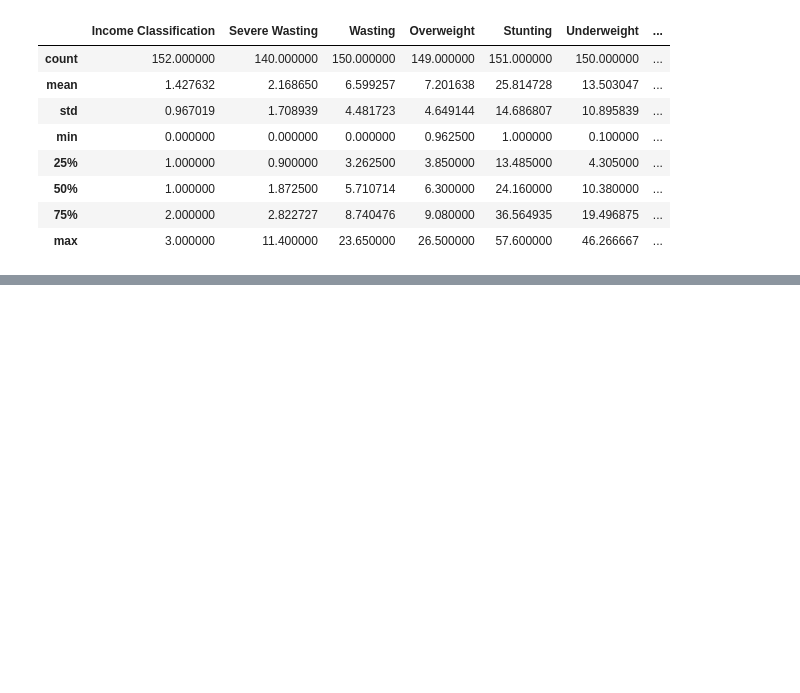
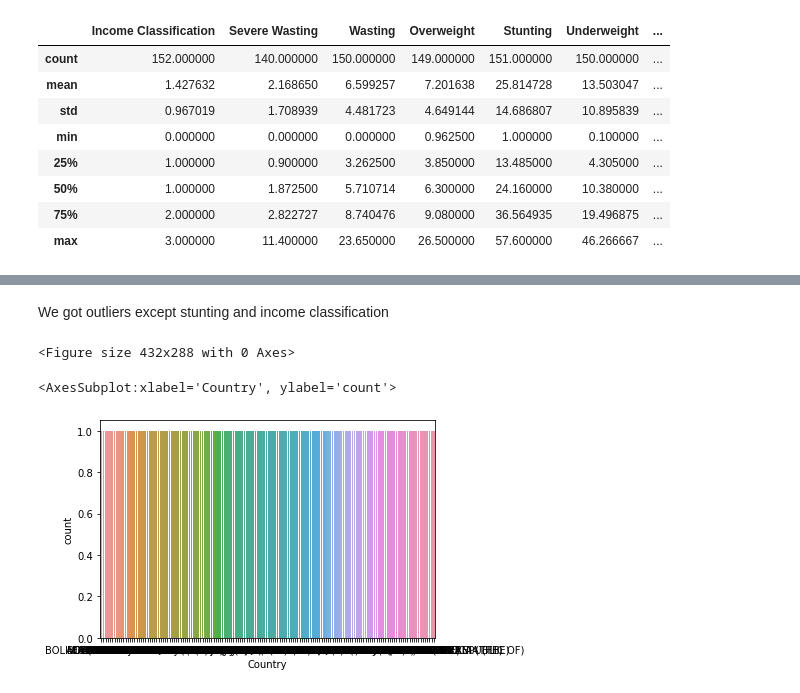
Before and after one commit to GOKU-GO/Curneu-Assessment, a Jupyter notebook: Problem statement 1- Country wise average.ipynb, the cells around one changed output, grey strips where cells are left out. Saved outputs shown, nothing was run; the diff lists cells and outputs as text; code cells hidden in the pictures; blank space fills up the shorter version.

Commit message:
Problem statement - country wise

```diff
--- a/Problem statement 1- Country wise average.ipynb
+++ b/Problem statement 1- Country wise average.ipynb
@@ -45,7 +45,6 @@ datae.describe()
 | 75% | 2.000000 | 2.822727 | 8.740476 | 9.080000 | 36.564935 | 19.496875 | ... |
 | max | 3.000000 | 11.400000 | 23.650000 | 26.500000 | 57.600000 | 46.266667 | ... |
 # %%
-for col in datae[numerical].columns:
-    print(col,'--', datae[col].mean())
-    print(col,'--', datae[col].pstdev())
+for col in datae.columns:
+    print(col, datae[col].unique(), datae[col].dtype)
 # %% [output]
@@ -69,0 +104,6 @@ datae[numerical]
+# %%
+df1 = datae.select_dtypes([np.int64, np.float])
+
+for i, col in enumerate(df1.columns):
+    plt.figure(i)
+    sns.boxplot(y=col, data=df1)
@@ -69,0 +124,11 @@ datae[numerical]
+# %% [markdown]
+We got outliers except stunting and income classification
+# %%
+df2 = datae.select_dtypes([np.object])
+for i,col in enumerate(df2.columns):
+  plt.figure(i)
+  sns.countplot(x = col, data = df2)
+# %% [output]
+<Figure size 432x288 with 0 Axes>
+<AxesSubplot:xlabel='Country', ylabel='count'>
+[figure, added]
```
Also changed, not shown: parts of 17 cells of this notebook, 3 other files.
